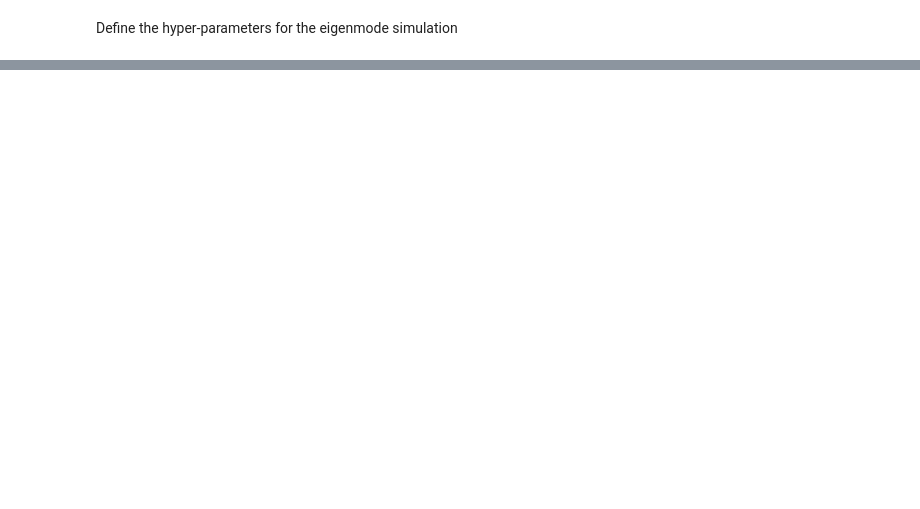
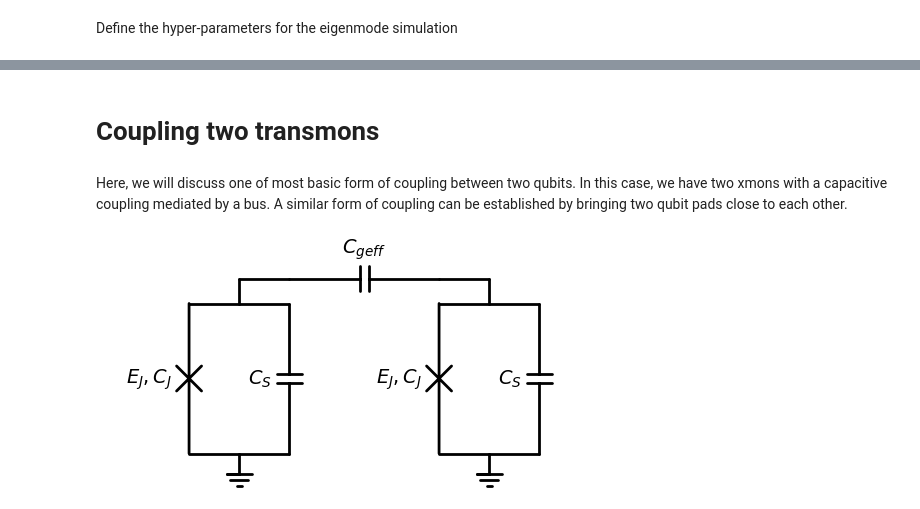
Before and after one commit to AwkwaBear/tutorials_quantum_device_design, a Jupyter notebook: transmon_resonator.ipynb, the cells around one changed output, grey strips where cells are left out. Saved outputs shown, nothing was run; the diff lists cells and outputs as text; code cells hidden in the pictures; blank space fills up the shorter version.

```diff
--- a/transmon_resonator.ipynb
+++ b/transmon_resonator.ipynb
@@ -1165,0 +1090,39 @@ array([[ 1.33221416e-04],
+# %% [markdown]
+# Coupling two transmons
+# %% [markdown]
+Here, we will discuss one of most basic form of coupling between two qubits. In this case, we have two xmons with a capacitive coupling mediated by a bus. A similar form of coupling can be established by bringing two qubit pads close to each other.
+# %%
+# Create a new drawing
+d = schemdraw.Drawing()
+
+# --- Define Nodes ---
+bottom_node = (0,0) # Common ground node
+
+
+# Drawing the qubit circuit
+charge_node = d.here
+d += elm.Line().down().length(0.5)
+junction_node = d.here
+d += elm.Line().left().length(1)
+d += elm.Josephson().down().label('$E_J, C_J$')
+d += elm.Line().right().length(1)
+d += elm.Line().right().length(1).at(junction_node)
+d += elm.Capacitor().down().label('$C_S$')
+d += elm.Line().left().length(1)
+d += elm.Ground()
+d += elm.Line().right().length(1).at(charge_node)
+d += elm.Capacitor().right().label('$C_{geff}$')
+d += elm.Line().right().length(1)
+# Drawing the resonator circuit
+d += elm.Line().down().length(0.5)
+resonator_node = d.here
+d += elm.Line().left().length(1)
+d += elm.Josephson().down().label('$E_J, C_J$')
+d += elm.Line().right().length(1)
+d += elm.Line().right().length(1).at(resonator_node)
+d += elm.Capacitor().down().label('$C_S$')
+d += elm.Line().left().length(1)
+d += elm.Ground()
+d.draw()
+# %% [output]
+[figure, added]
```
Also changed, not shown: parts of 98 cells of this notebook.
